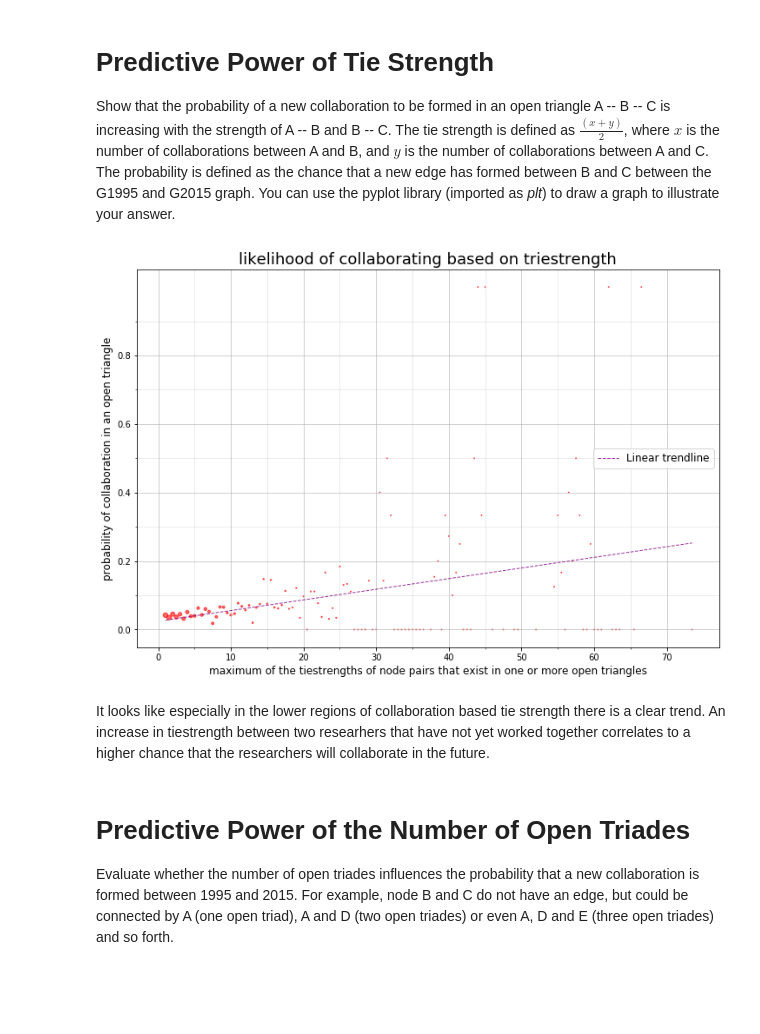
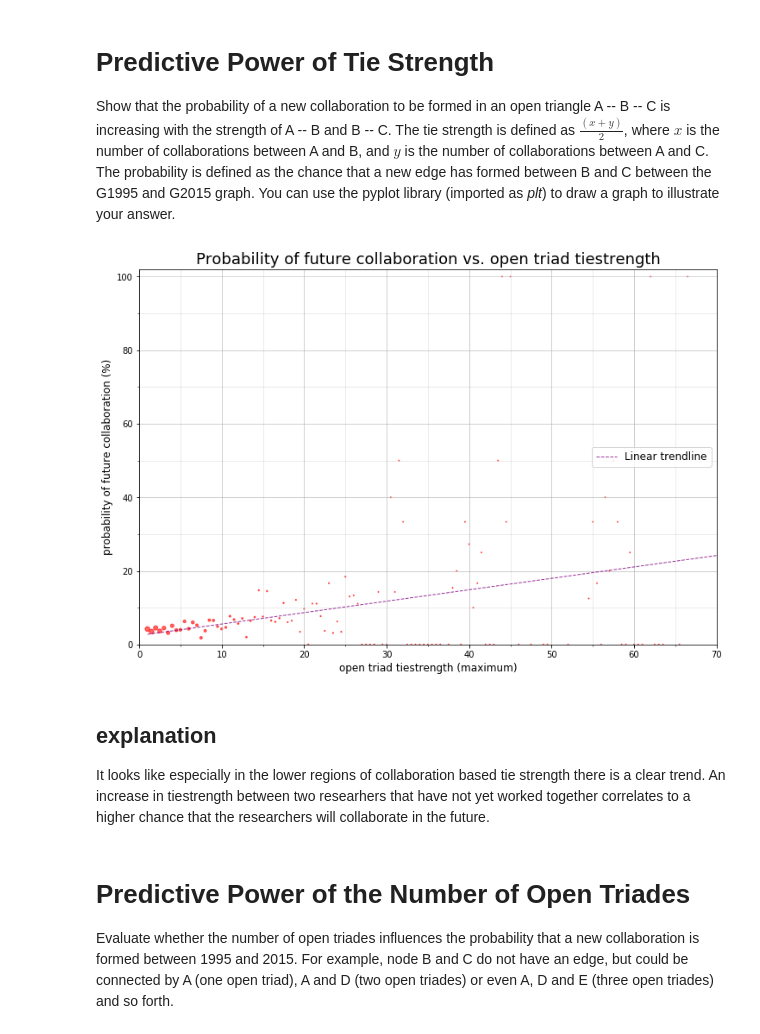
Before and after one commit to emielsteegh/network-data-science, a Jupyter notebook: week1proj/week1-project.ipynb, the cells around one changed output. Saved outputs shown, nothing was run; the diff lists cells and outputs as text; code cells hidden in the pictures; blank space fills up the shorter version.

```diff
--- a/week1proj/week1-project.ipynb
+++ b/week1proj/week1-project.ipynb
@@ -73,20 +75,21 @@ Show that the probability of a new collaboration to be formed in an open triangl
 # %%
 # BEGIN SOLUTION
 def calculate_tie_strengths(graph, mode='MAX'):
+
     """
     Cacluates TieStrength of open node pairs on a triad.
     """
 
     results = {} #dictionary of format {[tuple node pair]:  float tiestrength}
 
-    for node in graph.nodes(): #loop through all nodes
+    for node_pivot in graph.nodes(): #loop through all nodes
         # Generate a list of neighbor tuples, but only adds tuples with node_1 > node_2 to avoid duplicates (as the tuple (2,1) is seen as a different entry than (1,2) although they have the same contents )
-        neighbor_tuples = [ (node_1, node_2) for node_1 in graph[node] for node_2 in graph[node] if node_1 > node_2 ]
+        neighbor_tuples = [ (node_1, node_2) for node_1 in graph[node_pivot] for node_2 in graph[node_pivot] if node_1 > node_2 ]
         for node_1, node_2 in neighbor_tuples:
             if node_2 not in graph[node_1]: #as long as node_11 and node_2 are not connected they are the open ends of a triad
 
                 pair = tuple([node_1, node_2])
-                tie_strength = (float(graph[node][node_1][0]['weight']) + float(graph[node][node_2][0]['weight']))/2 #formula tiestrength = (collaborations between A and B + collaborations between B and C) / 2
+                tie_strength = (float(graph[node_pivot][node_1][0]['weight']) + float(graph[node_pivot][node_2][0]['weight']))/2 #formula tiestrength = (collaborations between A and B + collaborations between B and C) / 2
 
                 if pair not in results:
                     results[pair] = tie_strength
@@ -133,7 +136,7 @@ def plot_tie_strength_prediction(pair_strength_dictionary,new_graph,old_graph,mo
 
     sorted_data = []
     for key in raw_data:
-        sorted_data.append([key, raw_data[key][0],raw_data[key][1]])
+        sorted_data.append([key, raw_data[key][0]*100,raw_data[key][1]])
     sorted_data.sort()
     x,y,scale = zip(*sorted_data) # Generate data for plot: x and y values, and their "scale" (how many measurements this point is based upon)
 
@@ -145,58 +148,62 @@ def plot_tie_strength_prediction(pair_strength_dictionary,new_graph,old_graph,mo
     #everything graph make-up related is done below here
     fig,ax = plt.subplots()
 
-    plt.title('likelihood of collaborating based on triestrength', fontsize = 18)
-    plt.ylabel('probability of collaboration in an open triangle', fontsize = 12)
+    plt.title('Probability of future collaboration vs. open triad tiestrength', fontsize = 18)
+    plt.ylabel('probability of future collaboration (%)', fontsize = 12)
     if mode == 'ADD':
-        plt.xlabel('sum of all tiestrengths in node pairs on an open triangle', fontsize = 12)
+        plt.xlabel('open triad tiestrengths (summed)', fontsize = 12)
     if mode == 'MAX':
-        plt.xlabel('maximum of the tiestrengths of node pairs that exist in one or more open triangles', fontsize = 12)
+        plt.xlabel('open triad tiestrength (maximum)', fontsize = 12)
 
     x_max = max(x)
     major_ticks_x = np.arange(0,x_max,10)
     minor_ticks_x = np.arange(0,x_max,5)
     ax.set_xticks(major_ticks_x)
     ax.set_xticks(minor_ticks_x, minor = True)
+    plt.xlim(0)
 
     y_max = max(y)
-    major_ticks_y = np.arange(0,y_max,0.2)
-    minor_ticks_y = np.arange(0,y_max,0.1)
+    major_ticks_y = np.arange(0,y_max+10,20)
+    minor_ticks_y = np.arange(0,y_max,10)
     ax.set_yticks(major_ticks_y)
     ax.set_yticks(minor_ticks_y, minor = True)
+    plt.ylim(0,102)
 
     ax.grid(which='major', alpha = 0.6)
     ax.grid(which='minor', alpha = 0.3)
 
     scatter = plt.scatter(x,y, alpha = 0.6, s = scale_list, c= 'r')
 
     polynomial_coefficients = np.polyfit(x,y, 1) # Returns coefficients of a polynomial of degree 1 (just a linear relation) with least square fit to data
     polynomial = np.poly1d(polynomial_coefficients) # Generate a polynomial from these coefficients
 
     # This polynomial is just the trend line
     # polynomial(i) for any number i evaluates the polynomial at x = i, and returns the value of y at that point
 
     # Plot trend line
     trendline = plt.plot(x,polynomial(x), '--', color = "purple", alpha = 0.8, lw = 1, label = 'Linear trendline')
 
     ax.legend(loc = 'center right', fontsize = 12)
 
     plt.show()
 
     return polynomial
 
 
 def neighbors(graph, pair):
     return pair[0] in graph[pair[1]]
 
 def max(array):
     return sorted(array)[-1] #get max value by sorting array and taking the first entry
 
 # END SOLUTION
 tie_strengths = calculate_tie_strengths(G1995,'MAX')
 tie_strength_trendline = plot_tie_strength_prediction(tie_strengths,G2015,G1995,'MAX')
 # %% [output]
-[figure, old version]
+[figure, new version]
 # %% [markdown]
+## explanation
+
 It looks like especially in the lower regions of collaboration based tie strength there is a clear trend. An increase in tiestrength between two researhers that have not yet worked together correlates to a higher chance that the researchers will collaborate in the future.
 # %% [markdown]
 # Predictive Power of the Number of Open Triades                                     <a id="chapter6"></a>
```
Also changed, not shown: parts of 5 cells of this notebook.
